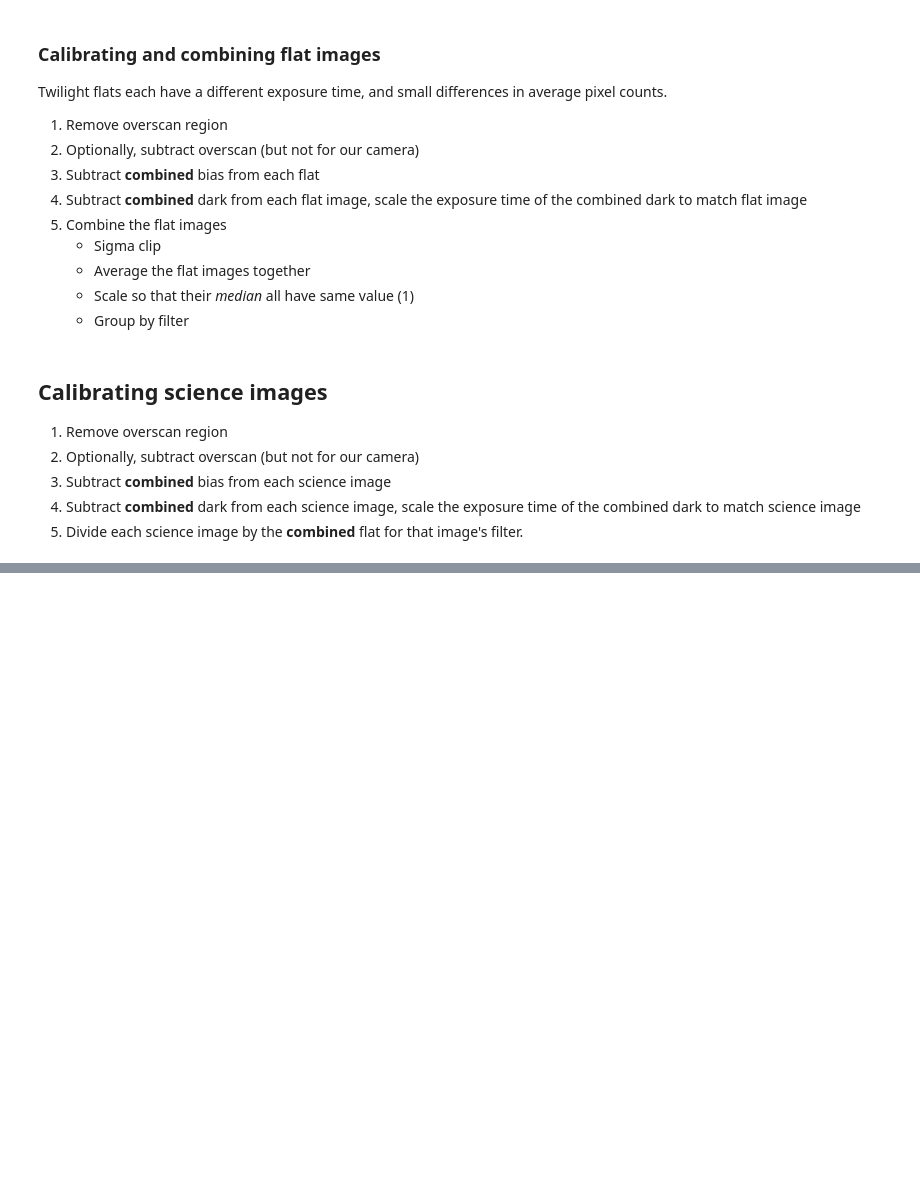
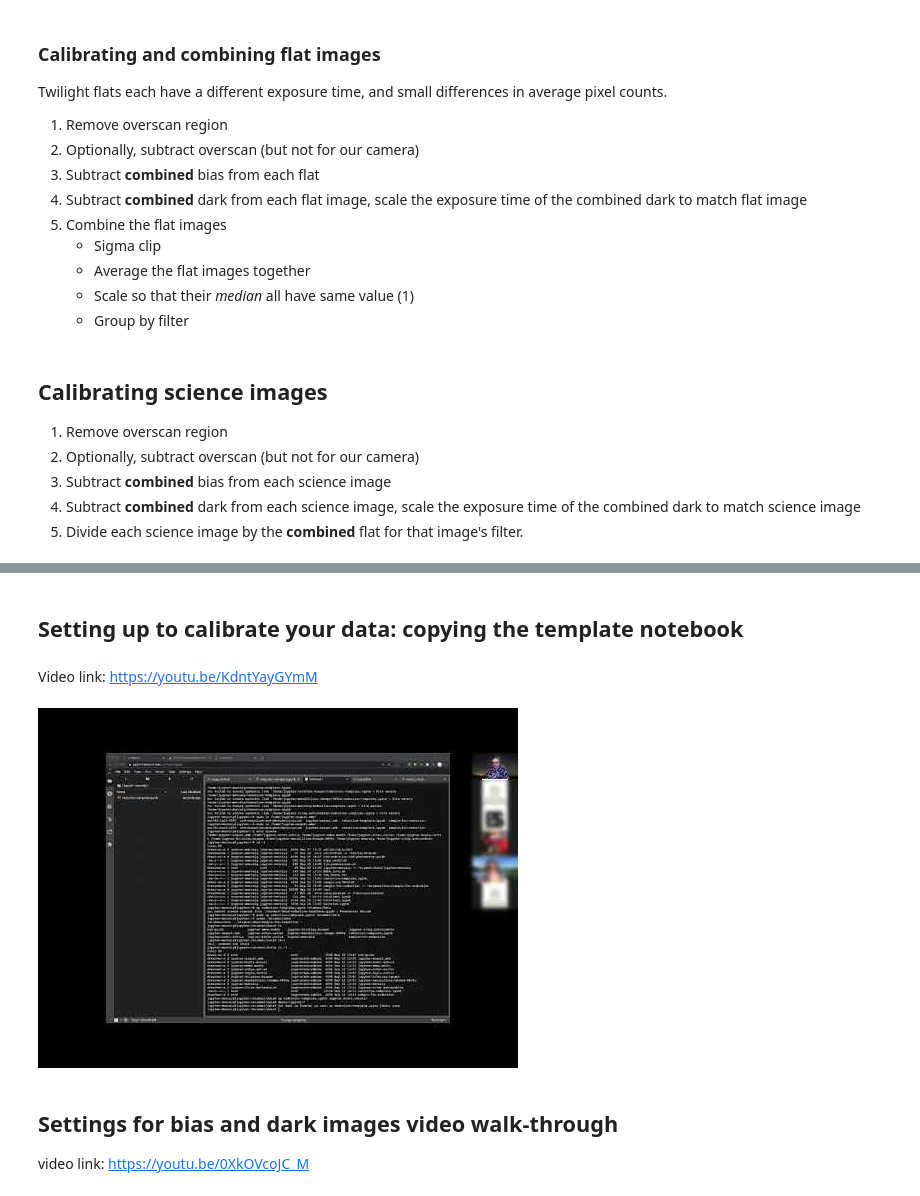
Before and after one commit to mwcraig/ast366-fall-2020, a Jupyter notebook: 2020-09-22.ipynb, the cells around one changed output, grey strips where cells are left out. Drawn from its saved outputs; the diff is of its cells as text; code cells hidden in the pictures; blank space fills up the shorter version.

```diff
--- a/2020-09-22.ipynb
+++ b/2020-09-22.ipynb
@@ -59,0 +84,12 @@ Twilight flats each have a different exposure time, and small differences in ave
+# %% [markdown]
+## Setting up to calibrate your data: copying the template notebook
+# %% [markdown]
+Video link: https://youtu.be/KdntYayGYmM
+# %%
+YouTubeVideo('KdntYayGYmM')
+# %% [output]
+[figure, added]
+# %% [markdown]
+## Settings for bias and dark images video walk-through
+
+video link: https://youtu.be/0XkOVcoJC_M
```
Also changed, not shown: parts of 8 cells of this notebook.
